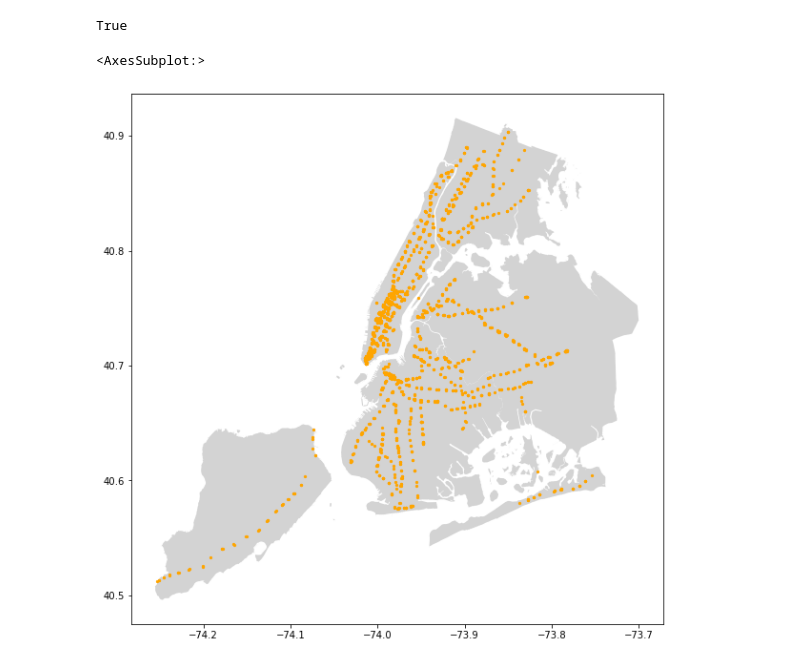
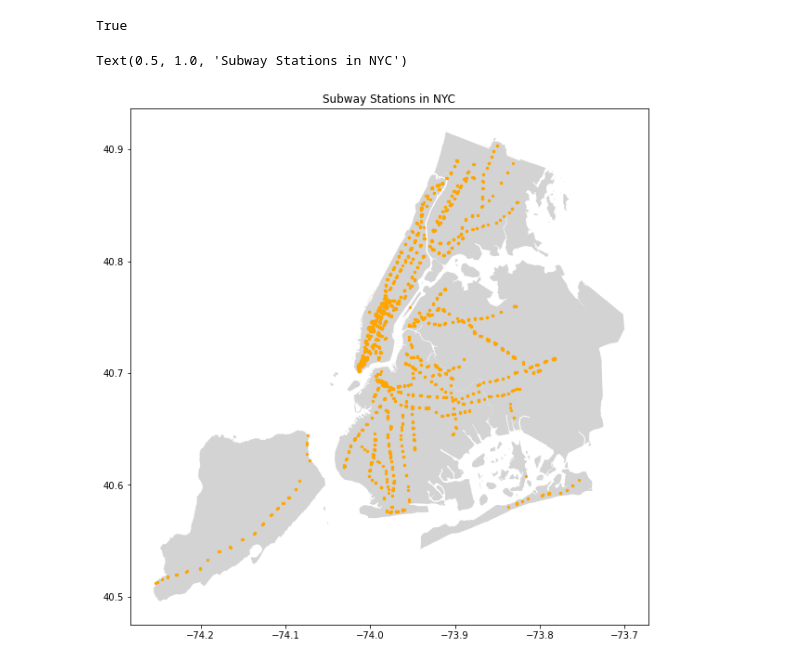
Before and after one commit to Sarang-Pramode/Analyzing_NYC_Citibike, a Jupyter notebook: Subway_entrances_nb.ipynb, the cells around one changed output. Drawn from its saved outputs; the diff is of its cells as text; code cells hidden in the pictures.

Commit message:
removed rows with null in subway stations , added Bike_lanes_nb.ipynb - ploted bike lanes

```diff
--- a/Subway_entrances_nb.ipynb
+++ b/Subway_entrances_nb.ipynb
@@ -33,3 +35,5 @@ NYC_gdf.plot()
+# %%
+Subway_gdf.dropna(inplace=True)
 # %%
 Subway_gdf.head()
 # %% [output]
@@ -52,7 +56,8 @@ True
 # %%
 fig, ax = plt.subplots(1, 1, figsize=(10, 12))
 NYC_gdf['geometry'].plot(axes=ax, color = 'lightgray')
 Subway_gdf.plot(axes=ax , color='orange', markersize=5)
+plt.title('Subway Stations in NYC')
 # %% [output]
-<AxesSubplot:>
+Text(0.5, 1.0, 'Subway Stations in NYC')
-[figure, old version]
+[figure, new version]
```
Also changed, not shown: parts of 2 cells of this notebook, 1 other file.
